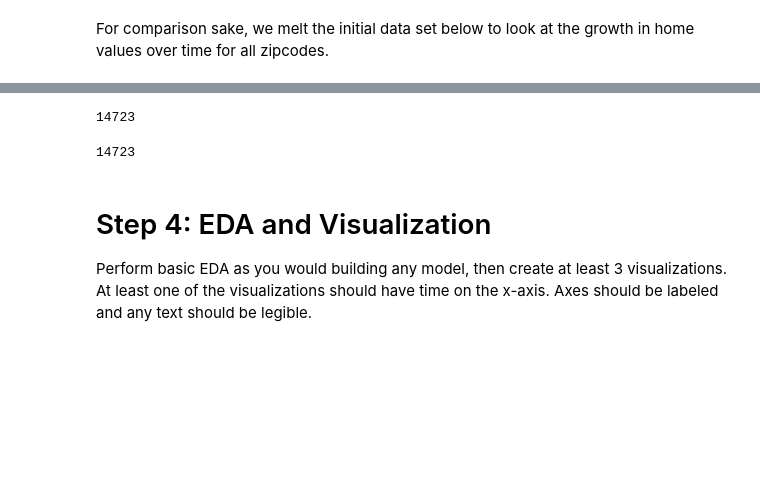
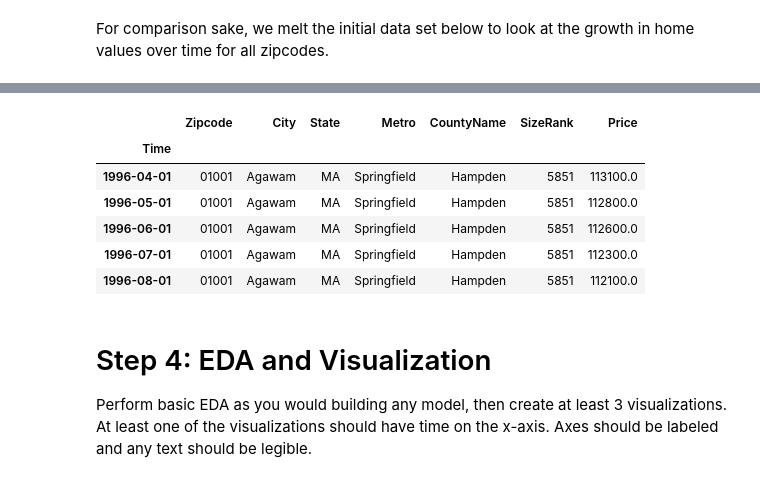
Before and after one commit to zapatos24/mod_4_project, a Jupyter notebook: owens_wip.ipynb, the cells around one changed output, grey strips where cells are left out. Drawn from its saved outputs; the diff is of its cells as text; code cells hidden in the pictures; blank space fills up the shorter version.

```diff
--- a/owens_wip.ipynb
+++ b/owens_wip.ipynb
@@ -121,0 +93,2 @@ monthly_medians.head()
+# %%
+processed_data = ProcessData()
@@ -122 +106,15 @@ monthly_medians.head()
+# %%
+monthly_medians = processed_data.monthly_medians
+time_series = processed_data.dataframes
+zipcodes = processed_data.zipcodes
+# %%
+time_series[0].drop('Prices', axis=1).head()
+# %% [output]
+|  | Zipcode | City | State | Metro | CountyName | SizeRank | Price |
+| Time |  |  |  |  |  |  |  |
+| 1996-04-01 | 01001 | Agawam | MA | Springfield | Hampden | 5851 | 113100.0 |
+| 1996-05-01 | 01001 | Agawam | MA | Springfield | Hampden | 5851 | 112800.0 |
+| 1996-06-01 | 01001 | Agawam | MA | Springfield | Hampden | 5851 | 112600.0 |
+| 1996-07-01 | 01001 | Agawam | MA | Springfield | Hampden | 5851 | 112300.0 |
+| 1996-08-01 | 01001 | Agawam | MA | Springfield | Hampden | 5851 | 112100.0 |
 # %%
@@ -136,11 +134,3 @@ for zipcode in time_series:
-# %%
-len(zipcodes)
-# %% [output]
-14723
-# %%
-len(time_series)
-# %% [output]
-14723
 # %% [markdown]
 # Step 4: EDA and Visualization
 Perform basic EDA as you would building any model, then create at least 3 visualizations.  At least one of the visualizations should have time on the x-axis.  Axes should be labeled and any text should be legible.
```
Also changed, not shown: parts of 40 cells of this notebook, 3 other files.
